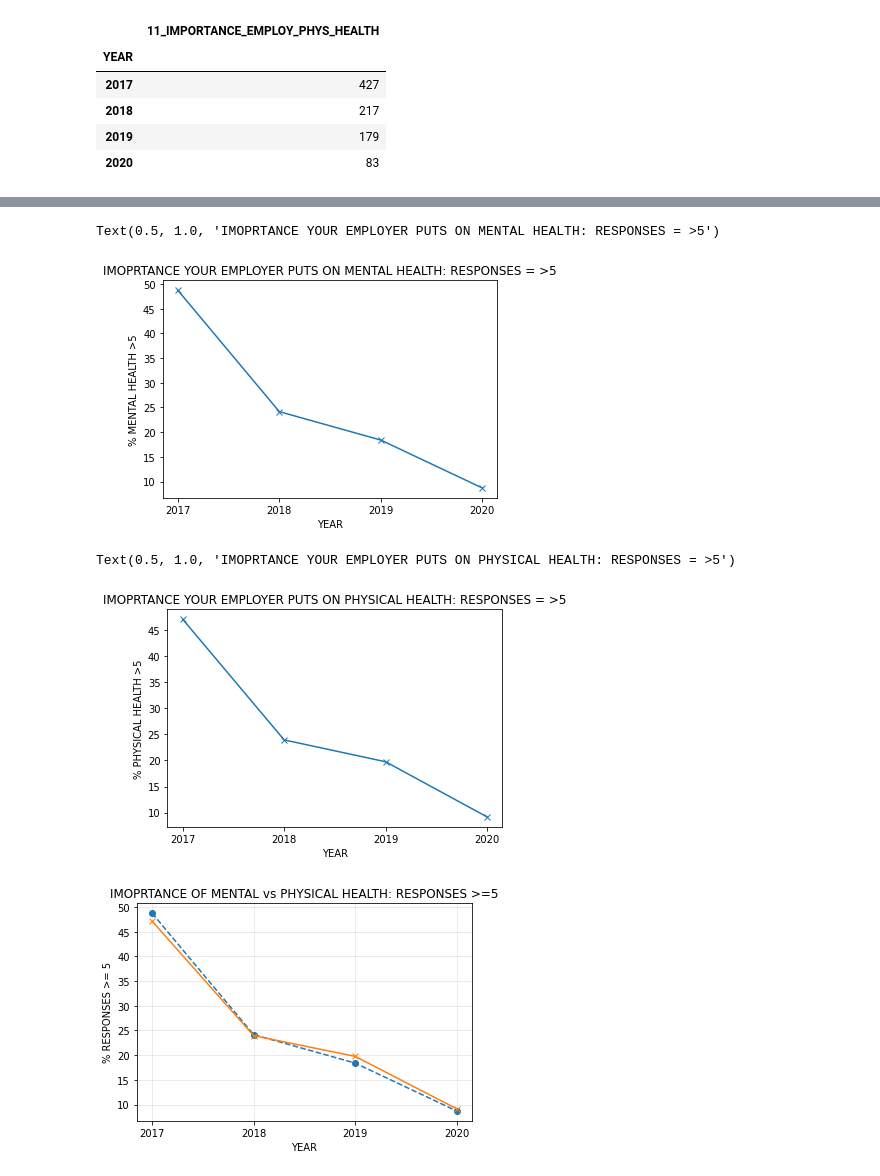
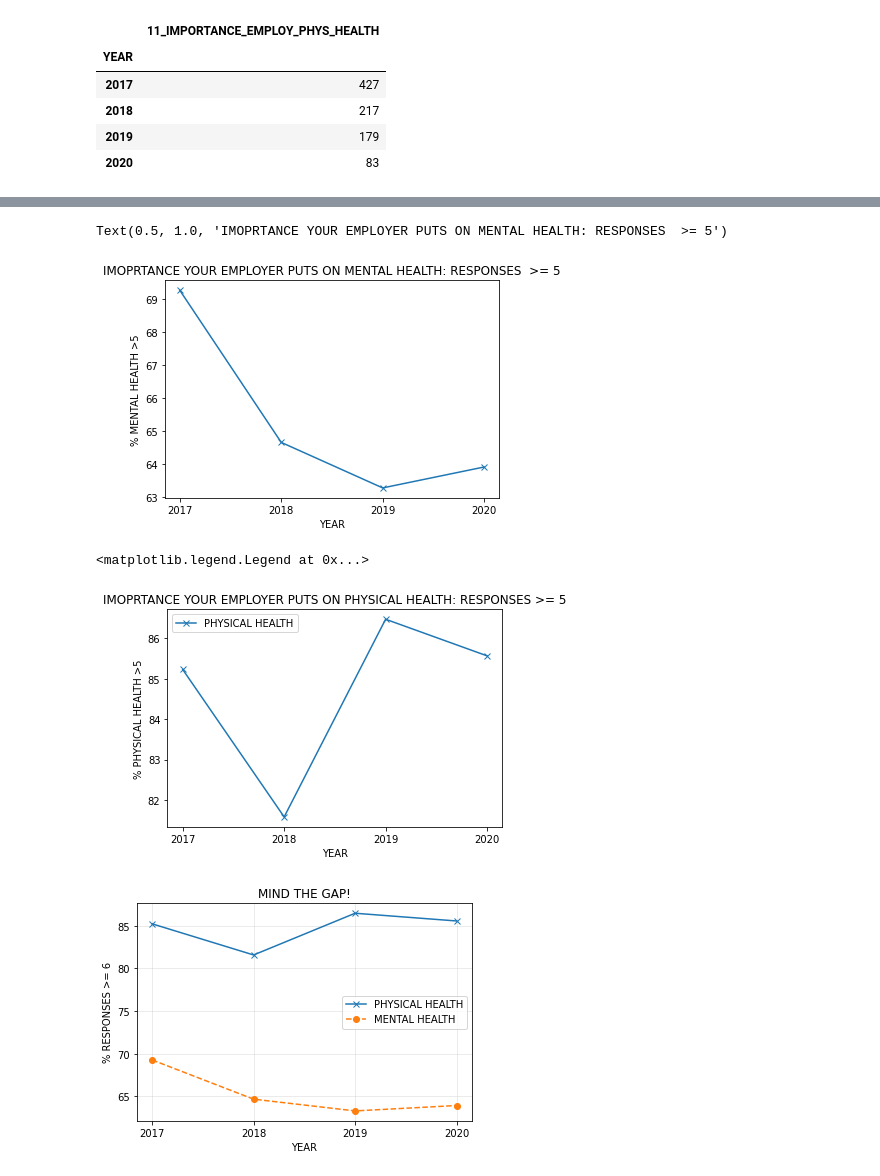
Before and after one commit to bennetyousuf/ProjectOne-MentalHealthinTech, a Jupyter notebook: Working_Notebooks/Mental Health in Tech Data Cleanup - TBG.ipynb, the cells around one changed output, grey strips where cells are left out. Drawn from its saved outputs; the diff is of its cells as text; code cells hidden in the pictures.

Commit message:
Updated charts and code

```diff
--- a/Working_Notebooks/Mental Health in Tech Data Cleanup - TBG.ipynb
+++ b/Working_Notebooks/Mental Health in Tech Data Cleanup - TBG.ipynb
@@ -146,7 +165,7 @@ importance_physical_by_year
 | 2019 | 179 |
 | 2020 | 83 |
 # %%
-percent_phys_by_year = (importance_physical_by_year / importance_physical_total) *100
+percent_phys_by_year = (importance_physical_by_year / total_physical_df) * 100
 percent_phys_by_year
 # %% [output]
 |  | 11_IMPORTANCE_EMPLOY_PHYS_HEALTH |
@@ -158,5 +177,14 @@ percent_phys_by_year
 # %%
 #Merge dataset for chart
-mental_and_physical_df = pd.merge(percent_mental_by_year, percent_phys_by_year, on='YEAR')
+mental_and_physical_df = pd.merge(importance_mental_by_year, importance_physical_by_year, on='YEAR')
 mental_and_physical_df
+
+total_df = pd.merge(mental_and_physical_df,total_physical_df, on="YEAR")
+total_df
+
+total_df_1 = pd.merge(total_df,percent_mental_by_year, on="YEAR")
+total_df_1
+
+final_df = pd.merge(total_df_1,percent_phys_by_year, on="YEAR")
+final_df
 # %% [output]
@@ -169,37 +197,39 @@ mental_and_physical_df
 # %%
 #imp_value.to_csv('Output_CSV/weather_data.csv')
 x_values = ["2017", "2018", "2019", "2020"]
-y_value = mental_and_physical_df["12_IMPORTANCE_EMPLOY_MENTAL_HEALTH"]
+y_value = final_df["12_IMPORTANCE_EMPLOY_MENTAL_HEALTH_y"]
 plt.plot(x_values, y_value, marker = 'x')
 
 
 plt.xlabel("YEAR")
 plt.ylabel("% MENTAL HEALTH >5")
-plt.title("IMOPRTANCE YOUR EMPLOYER PUTS ON MENTAL HEALTH: RESPONSES = >5")
+plt.title("IMOPRTANCE YOUR EMPLOYER PUTS ON MENTAL HEALTH: RESPONSES  >= 5")
 # %% [output]
-Text(0.5, 1.0, 'IMOPRTANCE YOUR EMPLOYER PUTS ON MENTAL HEALTH: RESPONSES = >5')
+Text(0.5, 1.0, 'IMOPRTANCE YOUR EMPLOYER PUTS ON MENTAL HEALTH: RESPONSES  >= 5')
-[figure, old version]
+[figure, new version]
 # %%
-y_value_2 = mental_and_physical_df["11_IMPORTANCE_EMPLOY_PHYS_HEALTH"]
-plt.plot(x_values, y_value_2, marker = 'x')
+y_value_2 = final_df["11_IMPORTANCE_EMPLOY_PHYS_HEALTH"]
+plt.plot(x_values, y_value_2, marker = 'x', label = "PHYSICAL HEALTH")
 
 
 plt.xlabel("YEAR")
 plt.ylabel("% PHYSICAL HEALTH >5")
-plt.title("IMOPRTANCE YOUR EMPLOYER PUTS ON PHYSICAL HEALTH: RESPONSES = >5")
+plt.title("IMOPRTANCE YOUR EMPLOYER PUTS ON PHYSICAL HEALTH: RESPONSES >= 5")
+plt.legend()
 # %% [output]
-Text(0.5, 1.0, 'IMOPRTANCE YOUR EMPLOYER PUTS ON PHYSICAL HEALTH: RESPONSES = >5')
+<matplotlib.legend.Legend at 0x...>
-[figure, old version]
+[figure, new version]
 # %%
 x_values = ["2017", "2018", "2019", "2020"]
 
-plt.plot(x_values, y_value, marker = 'o',linestyle = "dashed" )
-plt.plot(x_values, y_value_2, marker = 'x')
+plt.plot(x_values, y_value_2, marker = 'x', label = "PHYSICAL HEALTH")
+plt.plot(x_values, y_value, marker = 'o',linestyle = "dashed", label = "MENTAL HEALTH" )
 plt.grid(linestyle='-', linewidth=0.5, alpha = 0.5)
 plt.xlabel("YEAR")
-plt.ylabel("% RESPONSES >= 5")
-plt.title("IMOPRTANCE OF MENTAL vs PHYSICAL HEALTH: RESPONSES >=5")
-plt.savefig("Images/IMPORTANCE MENTAL VS PHSICAL great equal 5")
+plt.ylabel("% RESPONSES >= 6")
+plt.title("MIND THE GAP!")
+plt.legend()
+#plt.savefig("Images/IMPORTANCE MENTAL VS PHSICAL great equal 6")
 plt.show()
 # %% [output]
-[figure, old version]
+[figure, new version]
```
Also changed, not shown: parts of 13 cells of this notebook, 6 other files.
